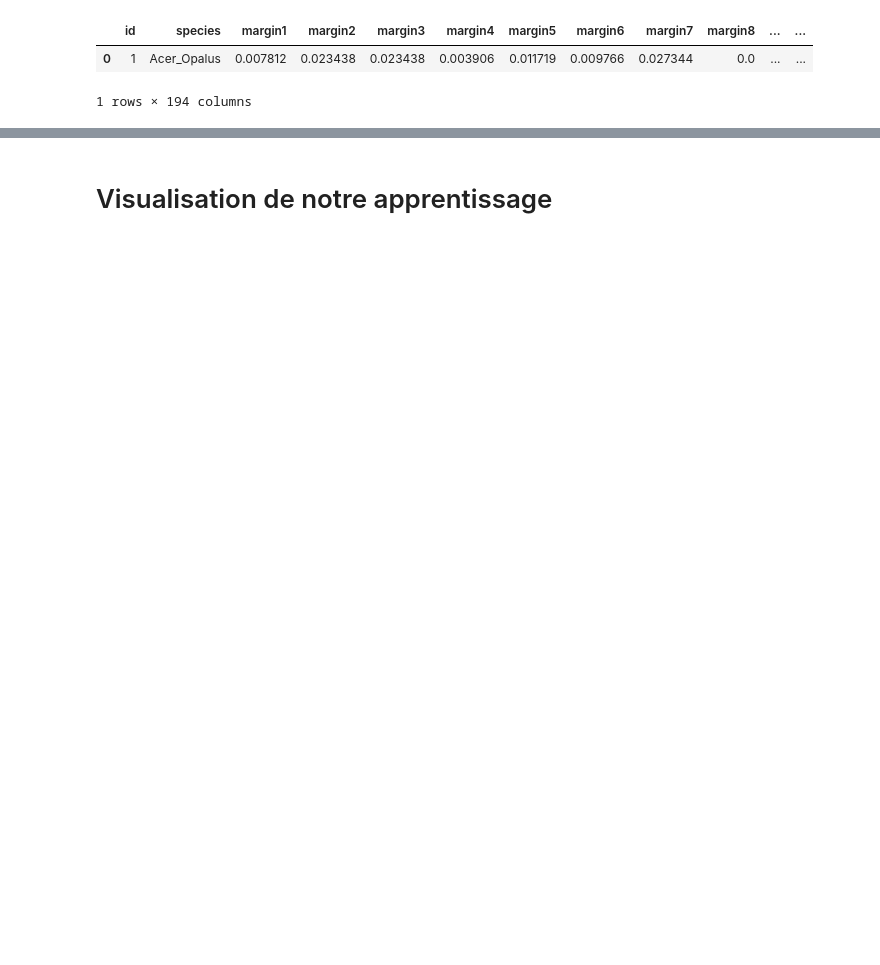
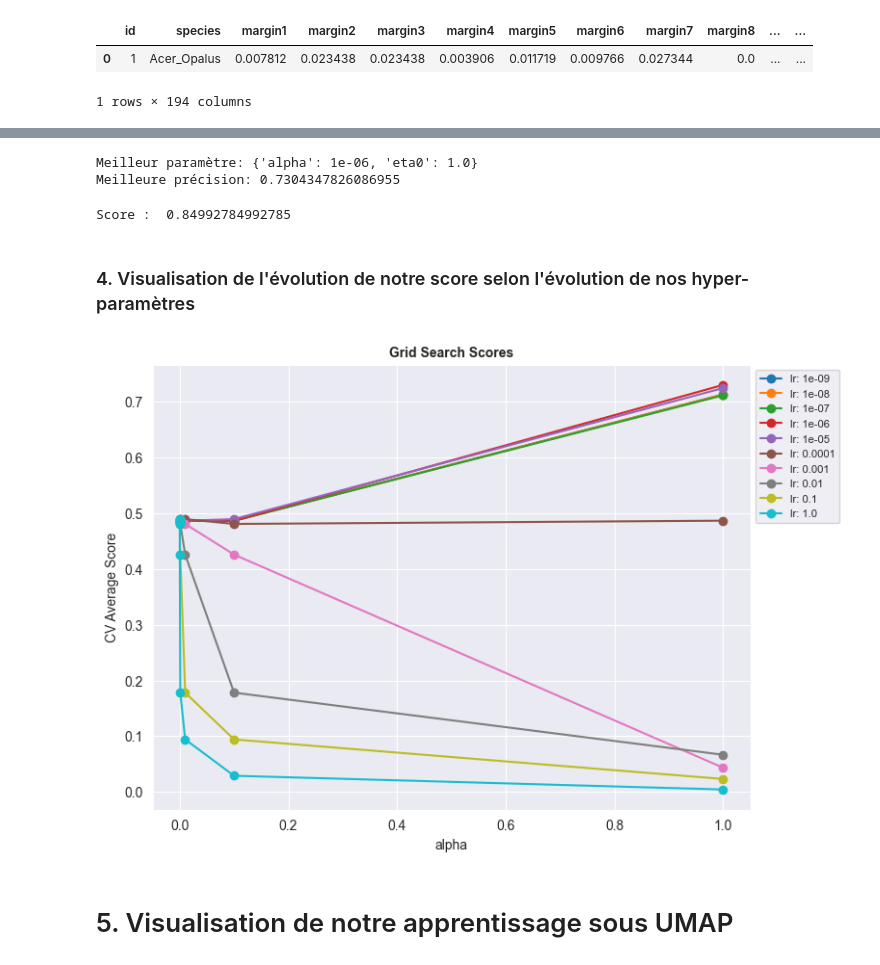
Before and after one commit to Alexandre-Leclercq/technique_apprentissage_projet, a Jupyter notebook: notebook/Perceptron.ipynb, the cells around one changed output, grey strips where cells are left out. Drawn from its saved outputs; the diff is of its cells as text; code cells hidden in the pictures; blank space fills up the shorter version.

Commit message:
change in cross validation method / plot of the evolution of scores according to hyperparameter / learning visualization test

```diff
--- a/notebook/Perceptron.ipynb
+++ b/notebook/Perceptron.ipynb
@@ -91,3 +48,0 @@ Perceptron(alpha=2.1544346900318865e-06, eta0=10.0, max_iter=10000,
-# %%
-best.fit(X_train, t_train)
-best.score(X_train, t_train)
@@ -99,0 +51,13 @@ best.score(X_test, t_test)
+# %%
+# Paramètre à tester
+param_grid_perceptron = {
+    'eta0' : all_values_lr,
+    'alpha' : all_values_alpha
+}
+
+# Création du modèle de recherche sur grille
+grid_search_perceptron = GridSearchCV(Perceptron(penalty='l2', max_iter=max_iter), param_grid_perceptron, cv=10, verbose=3, n_jobs=-1)
+
+# Entraînement du modèle avec la recherche sur grille
+grid_search_perceptron.fit(X_train, t_train)
+print('Done')
@@ -99,0 +67,3 @@ best.score(X_test, t_test)
+# %%
+results_grid_perceptron = pd.DataFrame.from_dict(grid_search_perceptron.cv_results_)
+print(results_grid_perceptron)
@@ -100,5 +88,43 @@ best.score(X_test, t_test)
+# %%
+# Meilleurs paramètres et meilleure précision
+print("Meilleur paramètre:", grid_search_perceptron.best_params_)
+print("Meilleure précision:", grid_search_perceptron.best_score_)
+# %% [output]
+Meilleur paramètre: {'alpha': 1e-06, 'eta0': 1.0}
+Meilleure précision: 0.7304347826086955
+# %%
+print('Score : ',grid_search_perceptron.score(X_train,t_train))
+# %% [output]
+Score :  0.84992784992785
+# %% [markdown]
+### 4. Visualisation de l'évolution de notre score selon l'évolution de nos hyper-paramètres
+# %%
+def plot_grid_search(cv_results, grid_param_1, grid_param_2, name_param_1, name_param_2):
+    # Get Test Scores Mean and std for each grid search
+    scores_mean = cv_results['mean_test_score']
+    scores_mean = np.array(scores_mean).reshape(len(grid_param_2),len(grid_param_1))
+
+    scores_sd = cv_results['std_test_score']
+    scores_sd = np.array(scores_sd).reshape(len(grid_param_2),len(grid_param_1))
+
+    # Plot Grid search scores
+    _, ax = plt.subplots(1,1, figsize = (8,6))
+
+    # Param1 is the X-axis, Param 2 is represented as a different curve (color line)
+    for idx, val in enumerate(grid_param_2):
+        ax.plot(grid_param_1, scores_mean[idx,:], '-o', label= name_param_2 + ': ' + str(val))
+
+    ax.set_title("Grid Search Scores", fontsize=10, fontweight='bold')
+    ax.set_xlabel(name_param_1, fontsize=10)
+    ax.set_ylabel('CV Average Score', fontsize=10)
+    ax.legend(loc="upper left", bbox_to_anchor=(1, 1), fontsize=8)
+    ax.grid('on')
+# %%
+plot_grid_search(results_grid_perceptron, all_values_alpha, all_values_lr, 'alpha', 'lr')
+# %% [output]
+[figure, added]
 # %% [markdown]
-# Visualisation de notre apprentissage
+# 5. Visualisation de notre apprentissage sous UMAP
 # %%
 # Réduire la dimensionnalité à 2 avec UMAP pour les étiquettes connues
 umap_model_labels = UMAP(n_components=2)
```
Also changed, not shown: parts of 22 cells of this notebook.
